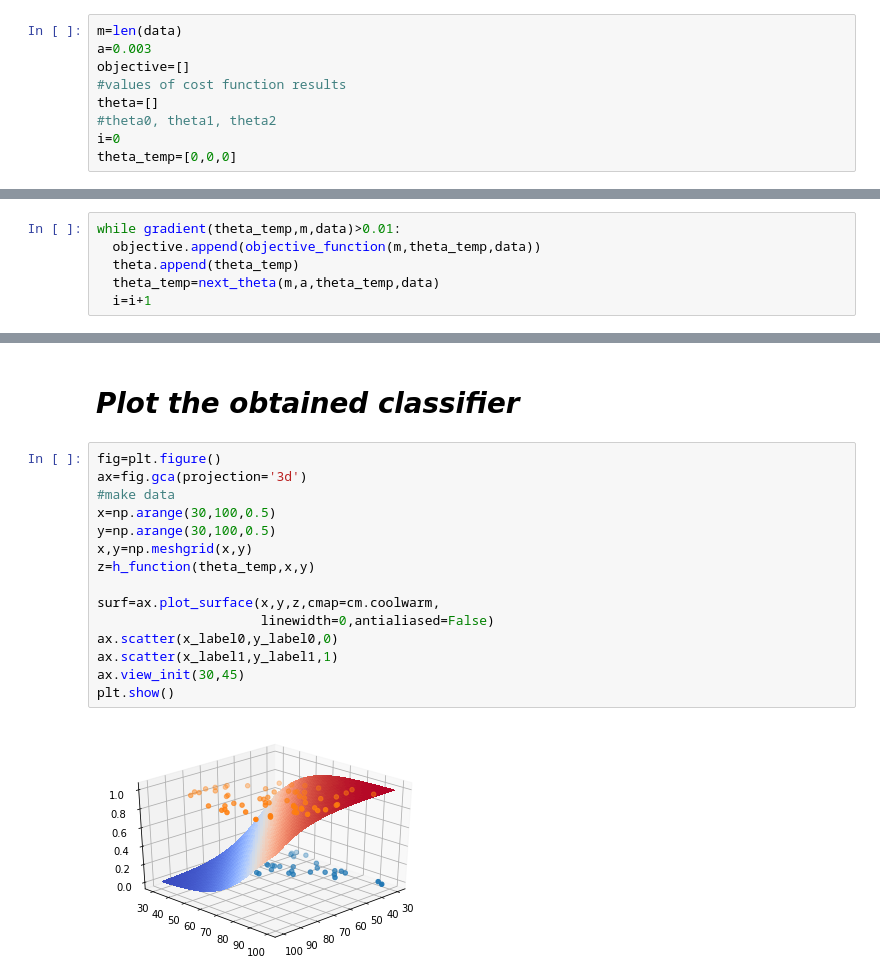
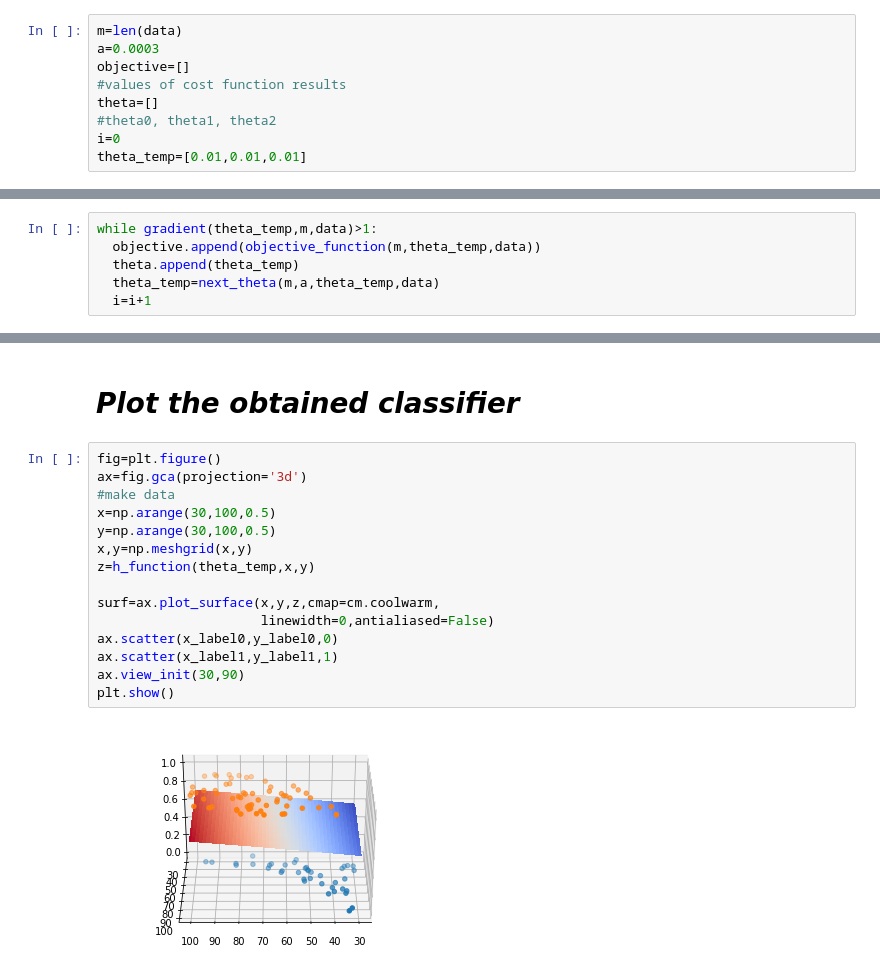
Before and after one commit to crescent98/machinelearning35911, a Jupyter notebook: assignmnent05.ipynb, the cells around one changed output, grey strips where cells are left out. Saved outputs shown, nothing was run; the diff lists cells and outputs as text.

```diff
--- a/assignmnent05.ipynb
+++ b/assignmnent05.ipynb
@@ -38,10 +83,10 @@ True
 # ***Logistic Regression_Variables***
 # %%
 m=len(data)
-a=0.003
+a=0.0003
 objective=[]
 #values of cost function results
 theta=[]
 #theta0, theta1, theta2
 i=0
-theta_temp=[0,0,0]
+theta_temp=[0.01,0.01,0.01]
@@ -104,7 +93,7 @@ next_theta(m,a,[0,0,0],data)
 # %% [markdown]
 # ***Gradient Descenting***
 # %%
-while gradient(theta_temp,m,data)>0.01:
+while gradient(theta_temp,m,data)>1:
   objective.append(objective_function(m,theta_temp,data))
   theta.append(theta_temp)
   theta_temp=next_theta(m,a,theta_temp,data)
@@ -144,17 +129,17 @@ plt.scatter(range(0,i+1),objective,c="#0000ff")
 # %%
 fig=plt.figure()
 ax=fig.gca(projection='3d')
 #make data
 x=np.arange(30,100,0.5)
 y=np.arange(30,100,0.5)
 x,y=np.meshgrid(x,y)
 z=h_function(theta_temp,x,y)
 
 surf=ax.plot_surface(x,y,z,cmap=cm.coolwarm,
                      linewidth=0,antialiased=False)
 ax.scatter(x_label0,y_label0,0)
 ax.scatter(x_label1,y_label1,1)
-ax.view_init(30,45)
+ax.view_init(30,90)
 plt.show()
 # %% [output]
-[figure, old version]
+[figure, new version]
```
Also changed, not shown: parts of 10 cells of this notebook.
